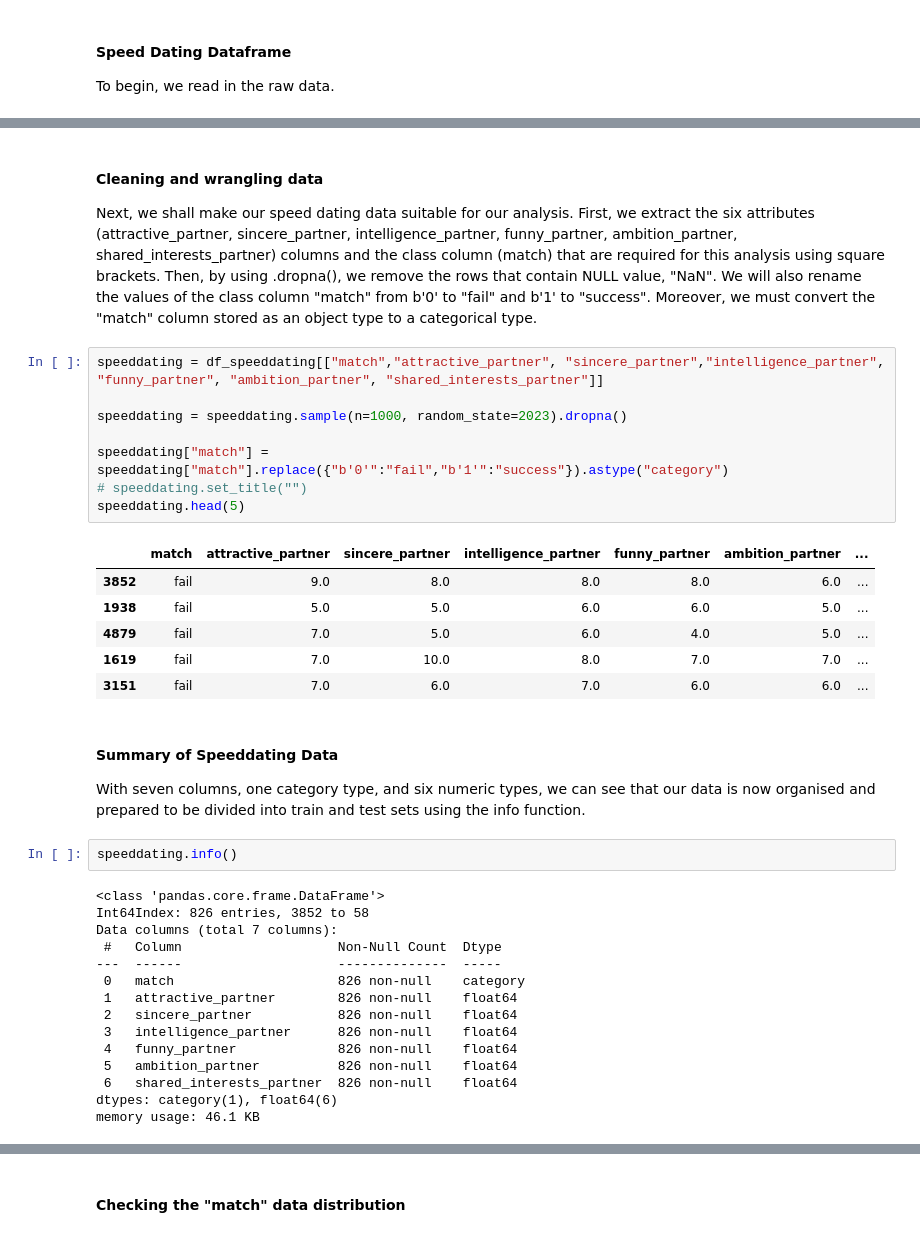
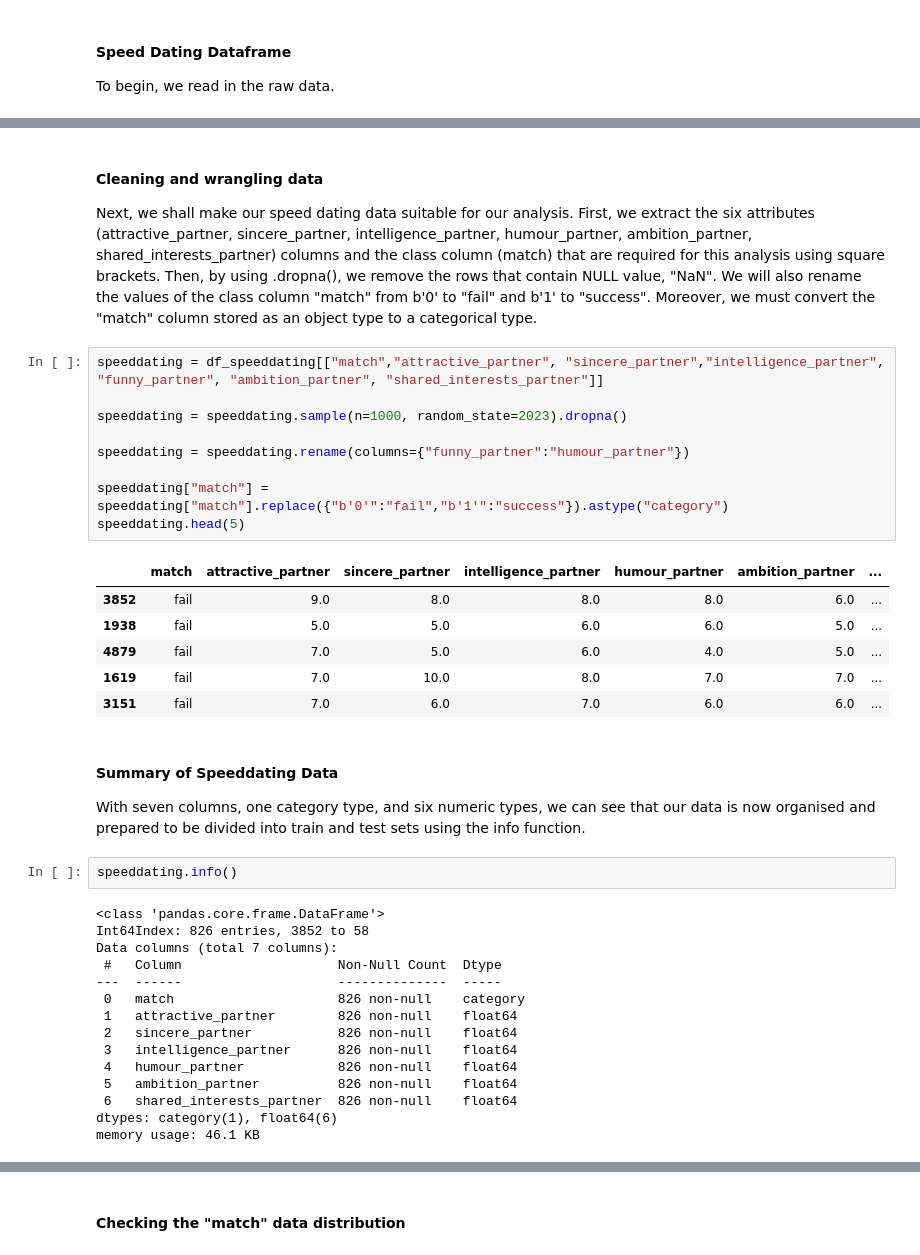
Before and after one commit to joanna110724/speeddating_project, a Jupyter notebook: speed_dating_report.ipynb, the cells around one changed output, grey strips where cells are left out. Cells and saved outputs as stored; diff of their text form.

```diff
--- a/speed_dating_report.ipynb
+++ b/speed_dating_report.ipynb
@@ -44,17 +42,18 @@ df_speeddating.head(5)
 5 rows × 123 columns
 # %% [markdown]
 #### Cleaning and wrangling data
-Next, we shall make our speed dating data suitable for our analysis. First, we extract the six attributes (attractive_partner, sincere_partner, intelligence_partner, funny_partner, ambition_partner, shared_interests_partner) columns and the class column (match) that are required for this analysis using square brackets. Then, by using .dropna(), we remove the rows that contain NULL value, "NaN". We will also rename the values of the class column "match" from b'0' to "fail" and b'1' to "success". Moreover, we must convert the "match" column stored as an object type to a categorical type.
+Next, we shall make our speed dating data suitable for our analysis. First, we extract the six attributes (attractive_partner, sincere_partner, intelligence_partner, humour_partner, ambition_partner, shared_interests_partner) columns and the class column (match) that are required for this analysis using square brackets. Then, by using .dropna(), we remove the rows that contain NULL value, "NaN". We will also rename the values of the class column "match" from b'0' to "fail" and b'1' to "success". Moreover, we must convert the "match" column stored as an object type to a categorical type.
 # %%
 speeddating = df_speeddating[["match","attractive_partner", "sincere_partner","intelligence_partner", "funny_partner", "ambition_partner", "shared_interests_partner"]]
 
 speeddating = speeddating.sample(n=1000, random_state=2023).dropna()
 
+speeddating = speeddating.rename(columns={"funny_partner":"humour_partner"})
+
 speeddating["match"] = speeddating["match"].replace({"b'0'":"fail","b'1'":"success"}).astype("category")
-# speeddating.set_title("")
 speeddating.head(5)
 # %% [output]
-|  | match | attractive_partner | sincere_partner | intelligence_partner | funny_partner | ambition_partner | ... |
+|  | match | attractive_partner | sincere_partner | intelligence_partner | humour_partner | ambition_partner | ... |
 | 3852 | fail | 9.0 | 8.0 | 8.0 | 8.0 | 6.0 | ... |
 | 1938 | fail | 5.0 | 5.0 | 6.0 | 6.0 | 5.0 | ... |
 | 4879 | fail | 7.0 | 5.0 | 6.0 | 4.0 | 5.0 | ... |
@@ -75,7 +74,7 @@ Data columns (total 7 columns):
  1   attractive_partner        826 non-null    float64
  2   sincere_partner           826 non-null    float64
  3   intelligence_partner      826 non-null    float64
- 4   funny_partner             826 non-null    float64
+ 4   humour_partner            826 non-null    float64
  5   ambition_partner          826 non-null    float64
  6   shared_interests_partner  826 non-null    float64
 dtypes: category(1), float64(6)
```
Also changed, not shown: parts of 46 cells of this notebook.
